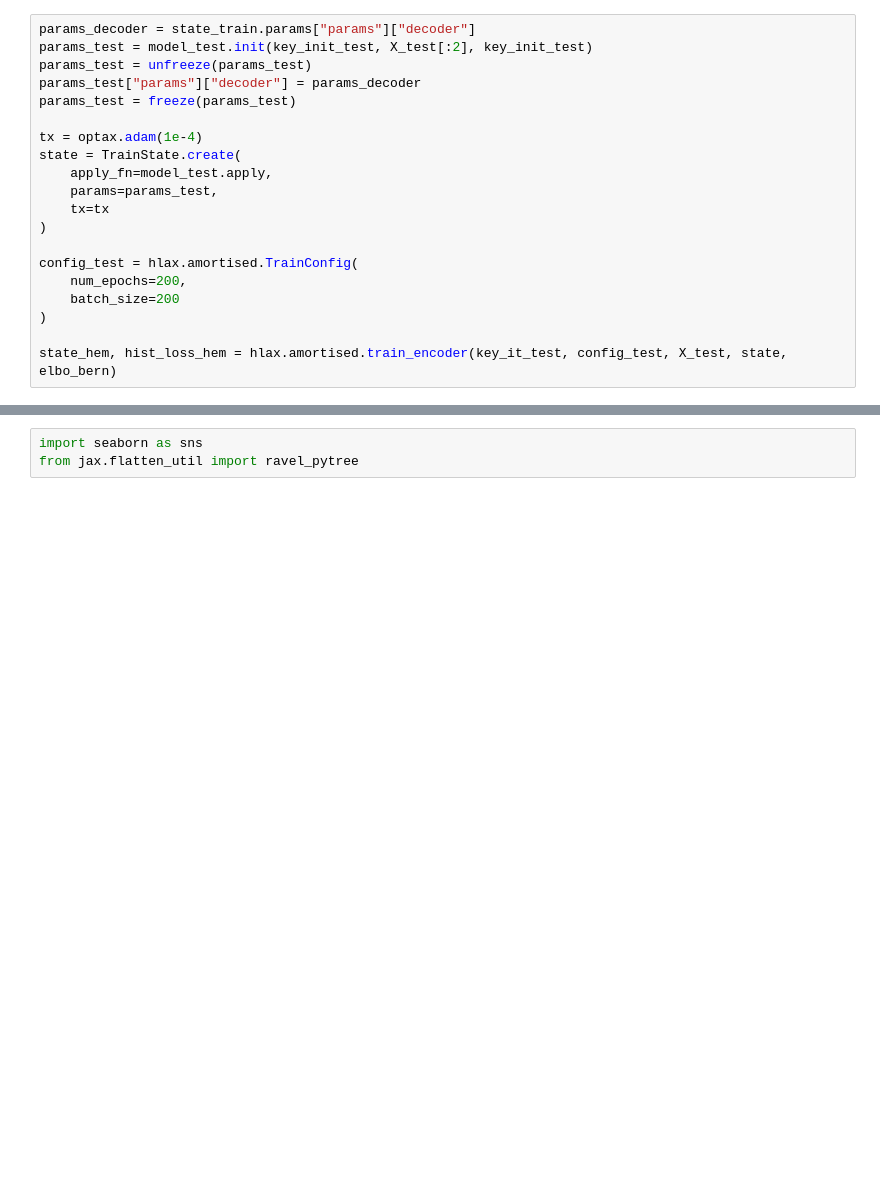
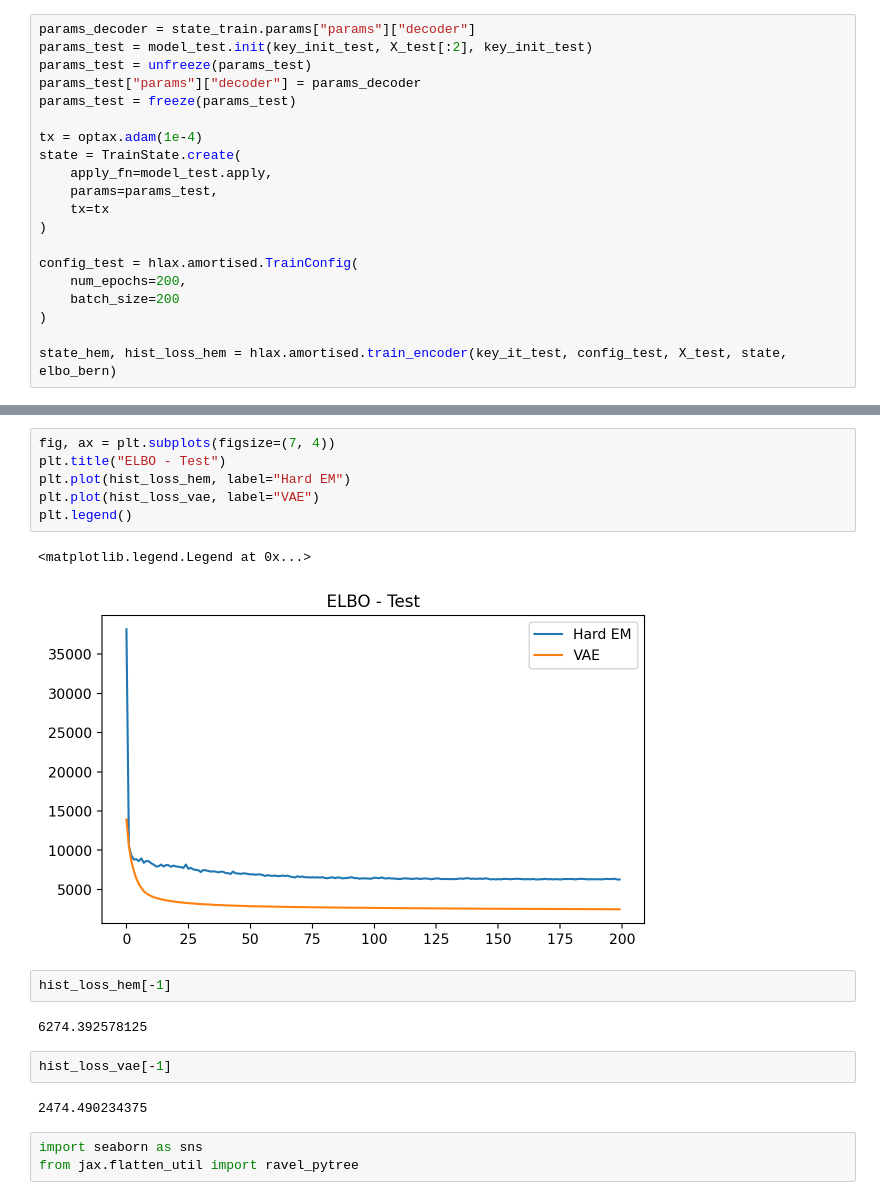
Before and after one commit to gerdm/hard-em-lvm, a Jupyter notebook: notebooks/19-amortised-unamortised-test.ipynb, the cells around one changed output, grey strips where cells are left out. Drawn from its saved outputs; the diff is of its cells as text; blank space fills up the shorter version.

```diff
--- a/notebooks/19-amortised-unamortised-test.ipynb
+++ b/notebooks/19-amortised-unamortised-test.ipynb
@@ -503,3 +516,20 @@ ax[1].axis("off");
+# %%
+fig, ax = plt.subplots(figsize=(7, 4))
+plt.title("ELBO - Test")
+plt.plot(hist_loss_hem, label="Hard EM")
+plt.plot(hist_loss_vae, label="VAE")
+plt.legend()
+# %% [output]
+<matplotlib.legend.Legend at 0x...>
+[figure, new version]
+# %%
+hist_loss_hem[-1]
+# %% [output]
+6274.392578125
+# %%
+hist_loss_vae[-1]
+# %% [output]
+2474.490234375
 # %%
 import seaborn as sns
 from jax.flatten_util import ravel_pytree
```
Also changed, not shown: parts of 18 cells of this notebook.
